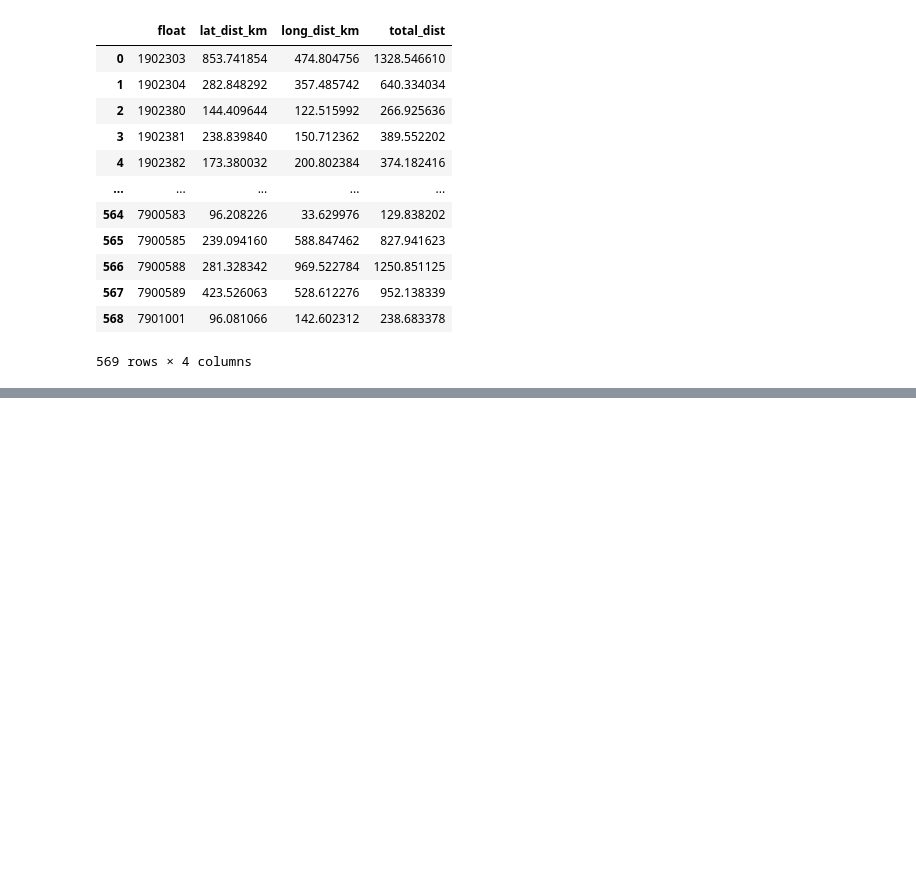
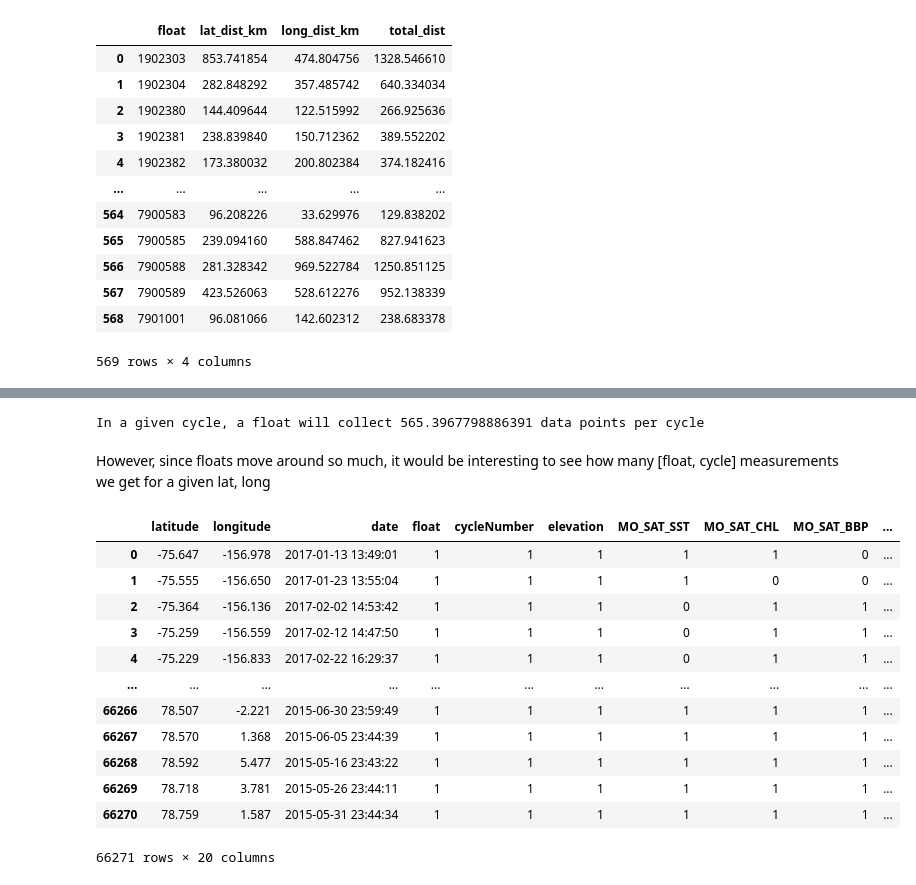
Before and after one commit to gnyirjesy/ocean-depth-characterization, a Jupyter notebook: EDA/float_travels.ipynb, the cells around one changed output, grey strips where cells are left out. Saved outputs shown, nothing was run; the diff lists cells and outputs as text; code cells hidden in the pictures; blank space fills up the shorter version.

```diff
--- a/EDA/float_travels.ipynb
+++ b/EDA/float_travels.ipynb
@@ -63,0 +103,27 @@ sns.histplot(data=float_distances, x='total_dist', bins=20)
+# %%
+num_measurements_per_floatcycle = float_measurements_check.groupby(by=['float', "cycleNumber"]).nunique().reset_index()
+avg_measurements_per_floatcycle = num_measurements_per_floatcycle["PRES"].mean()
+
+print(f"In a given cycle, a float will collect {avg_measurements_per_floatcycle} data points per cycle")
+# %% [output]
+In a given cycle, a float will collect 565.3967798886391 data points per cycle
+# %% [markdown]
+However, since floats move around so much, it would be interesting to see how many [float, cycle] measurements we get for a given lat, long
+# %%
+lat_long_measurements_check = merged_df.copy()
+lat_long_measurements_check = lat_long_measurements_check.groupby(by=['latitude', 'longitude', 'date']).nunique().reset_index()
+lat_long_measurements_check
+# %% [output]
+|  | latitude | longitude | date | float | cycleNumber | elevation | MO_SAT_SST | MO_SAT_CHL | MO_SAT_BBP | ... |
+| 0 | -75.647 | -156.978 | 2017-01-13 13:49:01 | 1 | 1 | 1 | 1 | 1 | 0 | ... |
+| 1 | -75.555 | -156.650 | 2017-01-23 13:55:04 | 1 | 1 | 1 | 1 | 0 | 0 | ... |
+| 2 | -75.364 | -156.136 | 2017-02-02 14:53:42 | 1 | 1 | 1 | 0 | 1 | 1 | ... |
+| 3 | -75.259 | -156.559 | 2017-02-12 14:47:50 | 1 | 1 | 1 | 0 | 1 | 1 | ... |
+| 4 | -75.229 | -156.833 | 2017-02-22 16:29:37 | 1 | 1 | 1 | 0 | 1 | 1 | ... |
+| ... | ... | ... | ... | ... | ... | ... | ... | ... | ... | ... |
+| 66266 | 78.507 | -2.221 | 2015-06-30 23:59:49 | 1 | 1 | 1 | 1 | 1 | 1 | ... |
+| 66267 | 78.570 | 1.368 | 2015-06-05 23:44:39 | 1 | 1 | 1 | 1 | 1 | 1 | ... |
+| 66268 | 78.592 | 5.477 | 2015-05-16 23:43:22 | 1 | 1 | 1 | 1 | 1 | 1 | ... |
+| 66269 | 78.718 | 3.781 | 2015-05-26 23:44:11 | 1 | 1 | 1 | 1 | 1 | 1 | ... |
+| 66270 | 78.759 | 1.587 | 2015-05-31 23:44:34 | 1 | 1 | 1 | 1 | 1 | 1 | ... |
+66271 rows × 20 columns
```
Also changed, not shown: parts of 12 cells of this notebook, 1 other file.
